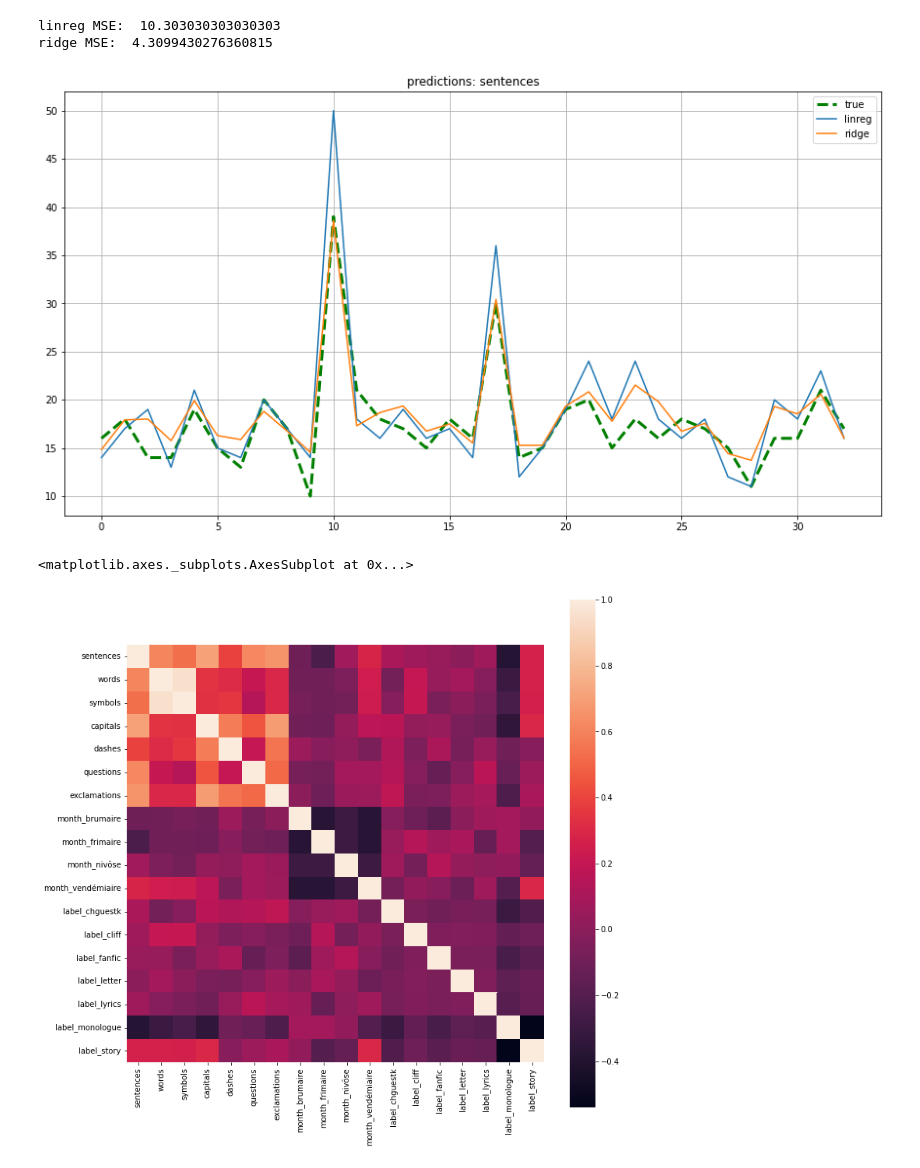
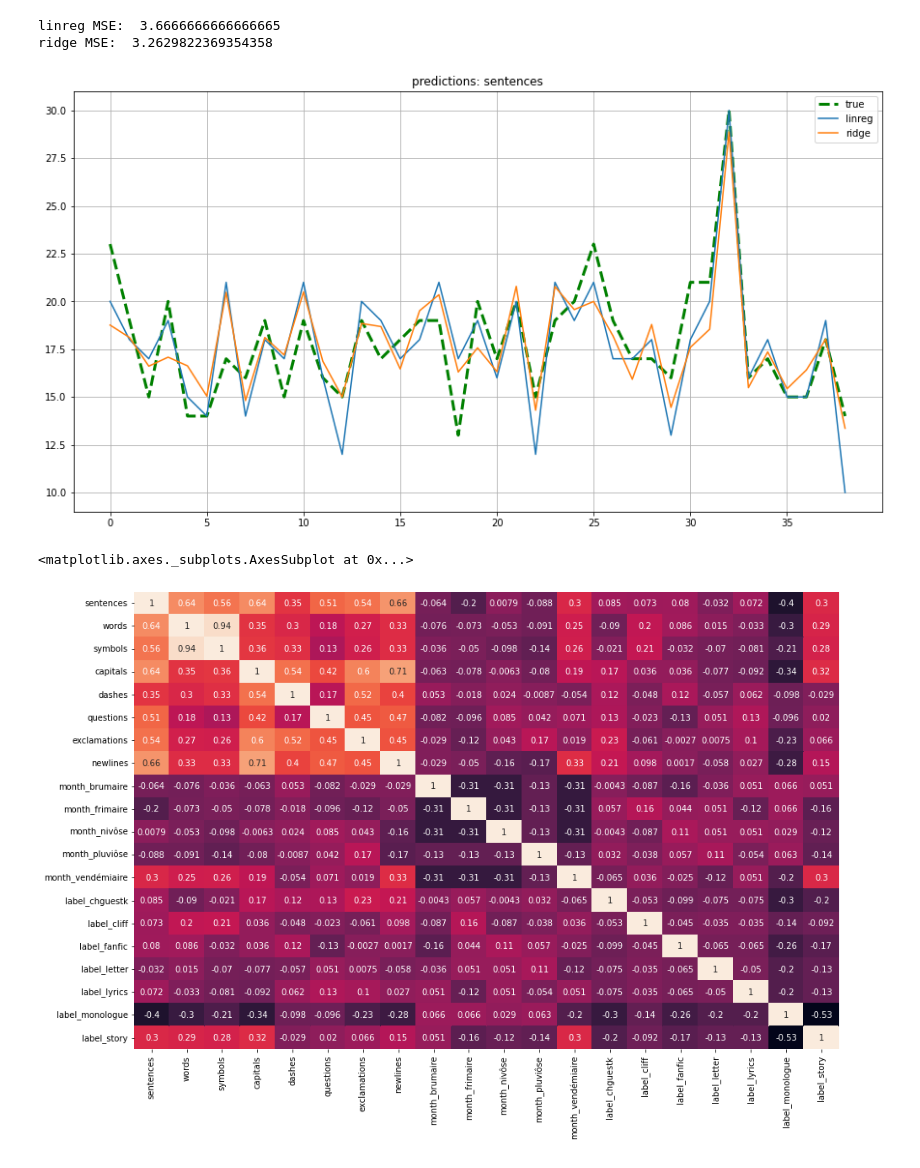
Before and after one commit to yualapshina/ccxxxi-statistics, a Jupyter notebook: ccxxxi.ipynb, the cells around one changed output. Cells and saved outputs as stored; diff of their text form; code cells hidden in the pictures.

```diff
--- a/ccxxxi.ipynb
+++ b/ccxxxi.ipynb
@@ -38,7 +35,7 @@ from sklearn.metrics import mean_squared_error, accuracy_score, classification_r
 # %%
 !gdown 12PfGMG4aAXA-dTJ3QmhN0crpqf_4WyZb
 
-txt = docx2txt.process("CCXXXI.docx")
+txt = docx2txt.process("CCXXXI: la guirlande de Julie.docx")
 # %% [output]
 Downloading...
 From: https://drive.google.com/uc?id=12PfGMG4aAXA-dTJ3QmhN0crpqf_4WyZb
@@ -68,7 +65,6 @@ while(multifind(txt, labels) != -1):
   })
   df = pd.concat([df, day.to_frame().T], ignore_index=True)
 # %%
-df["text"] = df["text"].map(lambda x: " ".join(x.split()))
 df["sentences"] = df["text"].map(lambda x: len(x.replace("?", ".").replace("!", ".").split(". ")))
 df["words"] = df["text"].map(lambda x: len(x.replace("-", "").split()))
 df["symbols"] = df["text"].map(lambda x: len(x.replace(" ", "")))
@@ -76,6 +72,8 @@ df["capitals"] = df["text"].map(lambda x: len(list(filter(lambda c: c.isupper(),
 df["dashes"] = df["text"].map(lambda x: len(list(filter(lambda w: w == "-", x.split()))))
 df["questions"] = df["text"].map(lambda x: len(list(filter(lambda c: c == "?", x))))
 df["exclamations"] = df["text"].map(lambda x: len(list(filter(lambda c: c == "!", x))))
+df["newlines"] = df["text"].map(lambda x: len(list(filter(lambda c: c == "\n", x))))
+df["text"] = df["text"].map(lambda x: " ".join(x.split()))
 # %%
 df
 # %% [output]
@@ -184,15 +184,15 @@ plt.grid()
 plt.legend()
 plt.show()
 # %% [output]
-linreg MSE:  10.303030303030303
-ridge MSE:  4.3099430276360815
+linreg MSE:  3.6666666666666665
+ridge MSE:  3.2629822369354358
-[figure, old version]
+[figure, new version]
 # %%
-fig = plt.figure(figsize=(12, 12))
-sns.heatmap(dum_df.corr(), square=True)
+fig = plt.figure(figsize=(15, 10))
+sns.heatmap(dum_df.corr(), annot=True, cbar=False)
 # %% [output]
 <matplotlib.axes._subplots.AxesSubplot at 0x...>
-[figure, old version]
+[figure, new version]
 # %%
 ops = list(map(lambda x: x[:findexact(x, " ", 0)], df["text"]))
 ops.sort(key=lambda x: x.lower())
```
Also changed, not shown: parts of 8 cells of this notebook.
